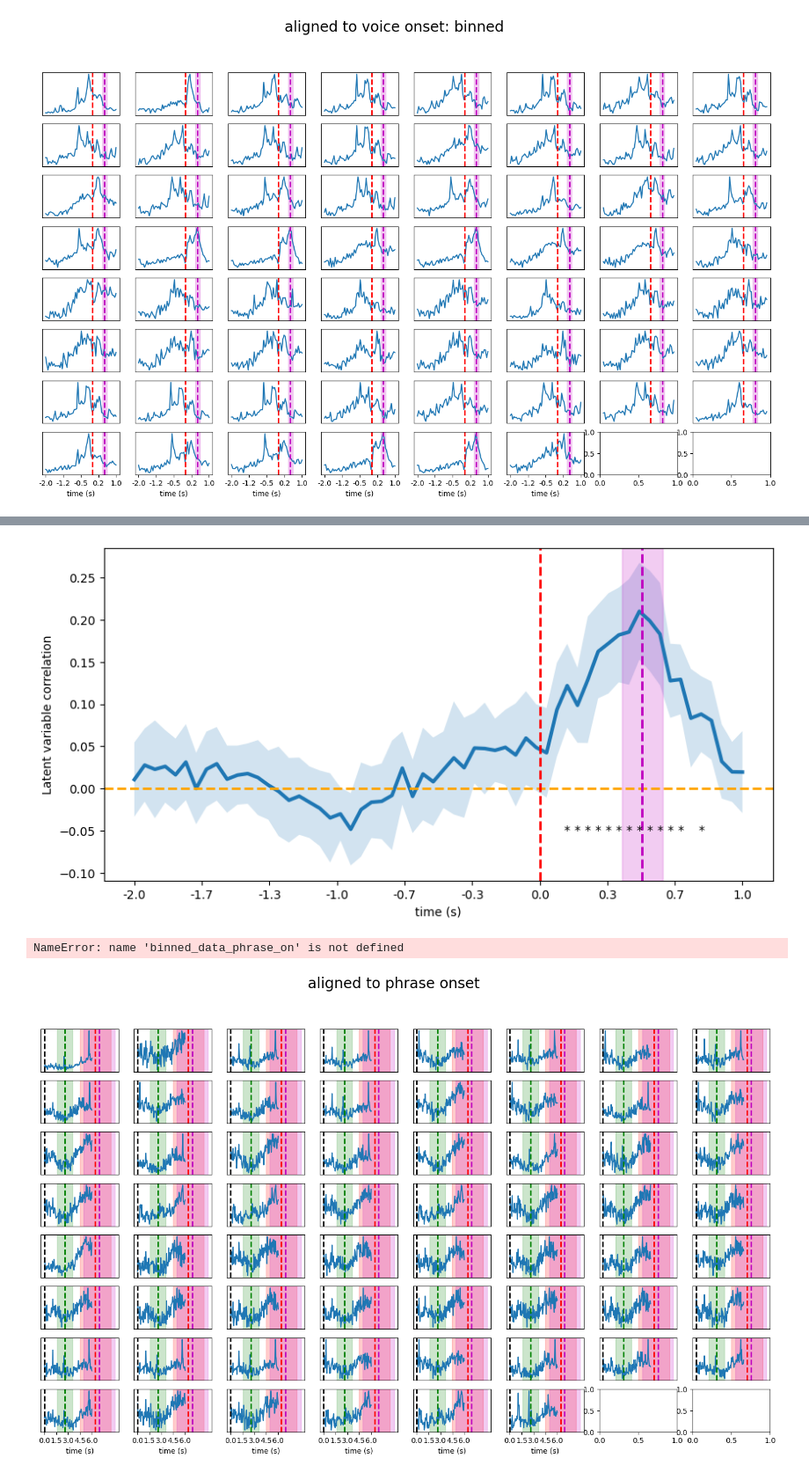
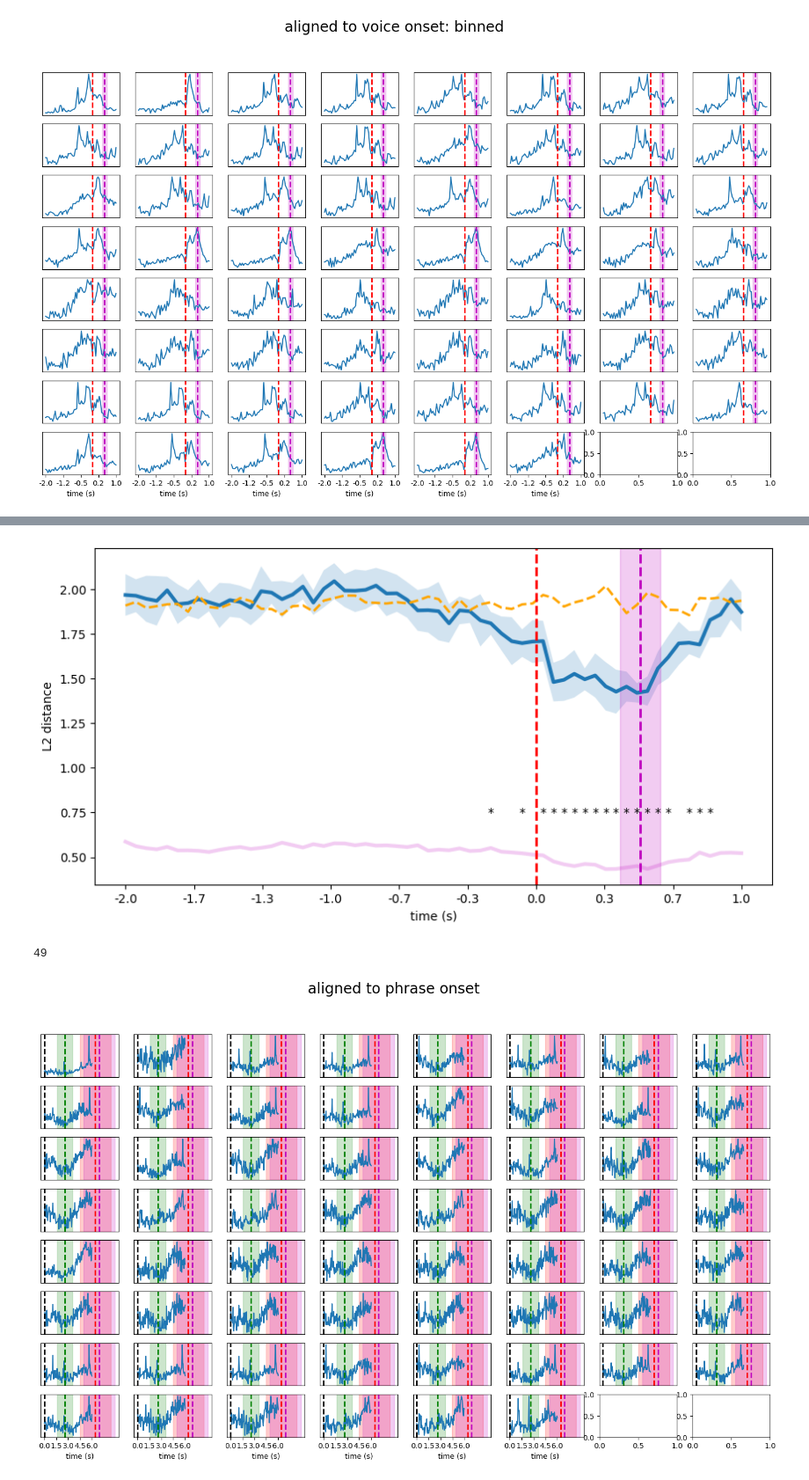
Before and after one commit to SNEUP/CWRU_speech_project, a Jupyter notebook: Semantics_analysis.ipynb, the cells around one changed output, grey strips where cells are left out. Shown at 88% size. Saved outputs shown, nothing was run; the diff lists cells and outputs as text; code cells hidden in the pictures.

```diff
--- a/Semantics_analysis.ipynb
+++ b/Semantics_analysis.ipynb
@@ -72,12 +77,14 @@ rejected_trials: [ 32  64  65  91 103 108 109 110 111 112 130 246 281]
 correct_label = raw_data[10].to_numpy()
 answered_label = raw_data[11].to_numpy()
 answered_words = raw_data[8].to_numpy()
+answered_words_=[a[0][0][0] for a in answered_words]
 answered_semantic_label=raw_data[12].to_numpy()
 correct_label = np.array([a[0] for a in correct_label])
 answered_label = np.array([a[0] for a in answered_label])
 answered_semantic_label=np.array([a[0] if a!=np.NaN else np.NaN for a in answered_semantic_label])
 lemmatizer = WordNetLemmatizer()
-answered_lexical_item = np.array([lemmatizer.lemmatize(a[0][0][0], pos='v') for a in answered_words])
+answered_lexical_item = [lemmatizer.lemmatize(a[0][0][0], pos='v') for a in answered_words]
+answered_lexical_item=np.array(['stare' if a =='star' else a for a in answered_lexical_item])
 first_phonemes = np.array([words_to_phonemes[a][0][0] for a in answered_lexical_item])
 
 # process the time stamps
@@ -162,12 +207,16 @@ embed=word2vec.load('word2vec-google-news-300')
 # %%
-answered_words_=[a[0][0][0] for a in answered_words]
+######################### word embedding ######################################3
+#embed=word2vec.load('word2vec-google-news-300')
+embed = Vocab.GloVe(dim='300',name='840B')  # TODO: here we are only using the standard pretrained model
+#embed=Vocab.FastText(language='simple')
+
 word_embed=[embed[a] for a in answered_lexical_item]
-low_D_word_embed=PCA(n_components=3).fit_transform(np.array(word_embed))
+low_D_word_embed=PCA(n_components=2).fit_transform(np.array(word_embed))
 
 fig,ax=plt.subplots(1,1,figsize=(20,20))
 for i,w in enumerate(low_D_word_embed):
-    ax.scatter(w[2],w[1],color='k')
-    ax.text(w[2],w[1],answered_lexical_item[i],fontsize=20)
+    ax.scatter(w[0],w[1],color='k')
+    ax.text(w[0],w[1],answered_lexical_item[i],fontsize=20)
 
 plt.show()
 # %% [output]
@@ -238,39 +440,47 @@ alpha = 2.5
 #percentile_bybin = np.percentile(averaged_accuracy,alpha,axis=0)
 #p_illustration=['*' if 0.05<percentile_bybin[i] else '' for i in range(n_bins)]
 
-percentile_bybin = np.percentile(averaged_score,alpha,axis=0)
-p_illustration=['*' if percentile_bybin[i]>0 else '' for i in range(n_bins)]
+# percentile_bybin = np.percentile(averaged_score,alpha,axis=0)
+# p_illustration=['*' if percentile_bybin[i]>0 else '' for i in range(n_bins)]
+
+percentile_bybin = np.percentile(averaged_score,100-alpha,axis=0)
+p_illustration=['*' if percentile_bybin[i]<np.mean(averaged_chance,axis=0)[i]-0.08 else '' for i in range(n_bins)]
 # %%
 fig,ax=plt.subplots(1,1,figsize=(10,5))
-
+ax.plot(np.linspace(0,(back*adjusted_fs+forward*adjusted_fs),n_bins),np.mean(averaged_training,axis=0),lw=3,color='m',alpha=0.2)
 ax.plot(np.linspace(0,(back*adjusted_fs+forward*adjusted_fs),n_bins),np.mean(averaged_score,axis=0),lw=3)
-#ax.plot(np.linspace(0,(back*adjusted_fs+forward*adjusted_fs),n_bins),np.mean(averaged_chance,axis=0),lw=2,linestyle='--',color='orange')
+ax.plot(np.linspace(0,(back*adjusted_fs+forward*adjusted_fs),n_bins),np.mean(averaged_chance,axis=0)-0.08,lw=2,linestyle='--',color='orange')
 ax.fill_between(np.linspace(0,(back*adjusted_fs+forward*adjusted_fs),n_bins),
                 np.mean(averaged_score,axis=0)-np.std(averaged_score,axis=0),
                np.mean(averaged_score,axis=0)+np.std(averaged_score,axis=0),alpha=0.2)
-ax.axhline(0,lw=2,linestyle='--',color='orange')
+#ax.fill_between(np.linspace(0,(back*adjusted_fs+forward*adjusted_fs),n_bins),
+#                np.mean(averaged_training,axis=0)-np.std(averaged_training,axis=0),
+#               np.mean(averaged_training,axis=0)+np.std(averaged_training,axis=0),alpha=0.2,color='m')
+#ax.axhline(0,lw=2,linestyle='--',color='orange')
 
 #ax.boxplot(averaged_accuracy_.T,positions=np.linspace(0,(back*adjusted_fs+forward*adjusted_fs),n_bins),showfliers=False)
 #ax2=ax.twinx()
 #ax2.plot(np.linspace(0,(back*adjusted_fs+forward*adjusted_fs),n_bins),binned_data_voice_on_averaged.mean(axis=0),c='grey',linestyle='--')
 ax.axvspan(ave_voice_off * adjusted_fs - std_voice_off * adjusted_fs, ave_voice_off * adjusted_fs + std_voice_off * adjusted_fs, color='m', alpha=0.2)
 # ax.axvspan(ave_word_on * adjusted_fs - std_word_on * adjusted_fs, ave_word_on * adjusted_fs + std_word_on * adjusted_fs, color='g', alpha=0.2)
 # ax.axvline(ave_word_on * adjusted_fs, color='g', linestyle='--', linewidth=2)
 ax.axvline(ave_voice_on * adjusted_fs, color='r', linestyle='--', linewidth=2)
 ax.axvline(ave_voice_off * adjusted_fs, color='m', linestyle='--', linewidth=2)
 ax.set_xticks(np.linspace(0,(back*adjusted_fs+forward*adjusted_fs),10), [f"{i:0.1f}" for i in np.linspace(-back,forward,10)])
 #ax.set_ylim([-2,1])
 ax.set_xlabel("time (s)")
-ax.set_ylabel("Latent variable correlation")
+ax.set_ylabel("L2 distance")
 for label, loc in zip(p_illustration,np.linspace(0,(back*adjusted_fs+forward*adjusted_fs),n_bins)):
-    ax.text(loc, -0.05, label, ha='center', va='center')
+    ax.text(loc, 0.75, label, ha='center', va='center')
 
 plt.show()
 # %% [output]
-[figure, old version]
+[figure, new version]
 # %%
+best_bin=np.argmin(np.mean(averaged_score,axis=0))
+best_bin
 # %% [output]
-NameError: name 'binned_data_phrase_on' is not defined
+49
 # %%
 # # plotting trial-averaged data in aligning to the phrase onset. 1s before and 8s after
 #
```
Also changed, not shown: parts of 29 cells of this notebook, 4 other files.
